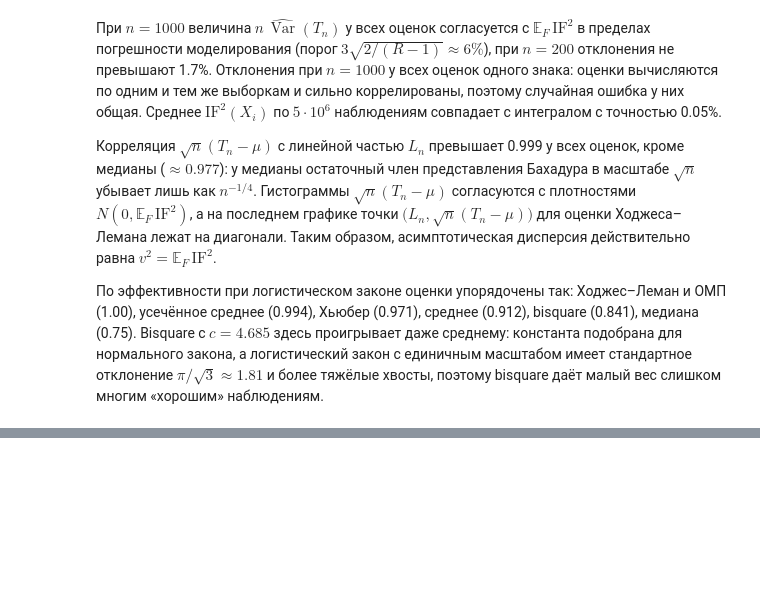
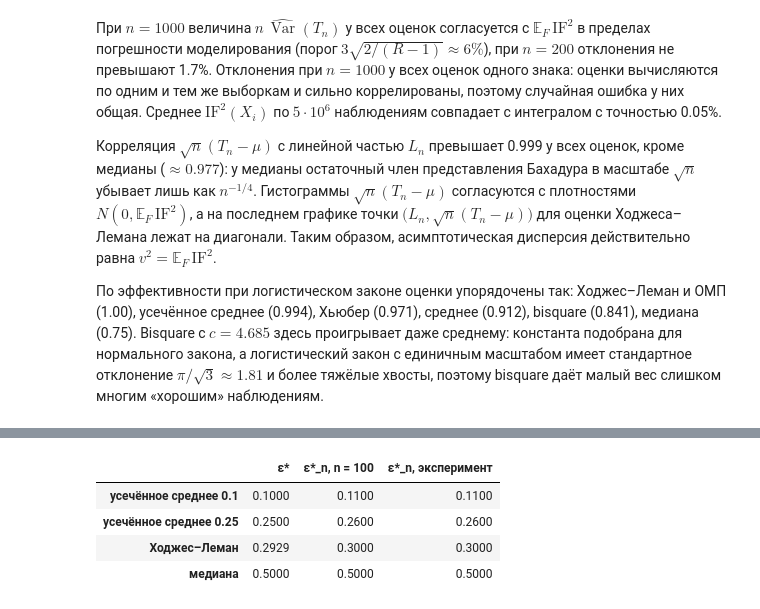
Before and after one commit to paulhowever/stata_ai_2026_WW, a Jupyter notebook: lab2.ipynb, the cells around one changed output, grey strips where cells are left out. Cells and saved outputs as stored; diff of their text form; code cells hidden in the pictures; blank space fills up the shorter version.

```diff
--- a/lab2.ipynb
+++ b/lab2.ipynb
@@ -489,0 +504,38 @@ plt.show()
+# %%
+N2 = 100
+TRIM2 = {"усечённое среднее 0.1": 0.1, "усечённое среднее 0.25": 0.25}
+EST2 = {name: trimmed_mean(a) for name, a in TRIM2.items()} | {"Ходжес–Леман": hodges_lehmann, "медиана": median}
+BP = TRIM2 | {"Ходжес–Леман": 1 - 1 / np.sqrt(2), "медиана": 0.5}
+
+
+def bp_n_hl(n):
+    need = n * (n + 1) // 2 // 2 + 1
+    return next(m for m in range(n + 1) if (n - m) * (n - m + 1) // 2 < need) / n
+
+
+def bp_n_empirical(est, x, far=1e12):
+    for m in range(len(x) + 1):
+        y = x.copy()
+        y[:m] = far
+        if abs(est(y)) > 1e6:
+            return m / len(x)
+
+
+BP_N = {name: (int(a * N2) + 1) / N2 for name, a in TRIM2.items()} | {
+    "Ходжес–Леман": bp_n_hl(N2),
+    "медиана": (N2 + 1) // 2 / N2,
+}
+_x = LOGIS.rvs(N2, rng_for(20))
+bp_tab = pd.DataFrame({
+    "ε*": BP,
+    f"ε*_n, n = {N2}": BP_N,
+    "ε*_n, эксперимент": {name: bp_n_empirical(est, _x) for name, est in EST2.items()},
+})
+assert (bp_tab.iloc[:, 1] == bp_tab.iloc[:, 2]).all()
+bp_tab
+# %% [output]
+|  | ε* | ε*_n, n = 100 | ε*_n, эксперимент |
+| усечённое среднее 0.1 | 0.1000 | 0.1100 | 0.1100 |
+| усечённое среднее 0.25 | 0.2500 | 0.2600 | 0.2600 |
+| Ходжес–Леман | 0.2929 | 0.3000 | 0.3000 |
+| медиана | 0.5000 | 0.5000 | 0.5000 |
```
Also changed, not shown: parts of 12 cells of this notebook.
